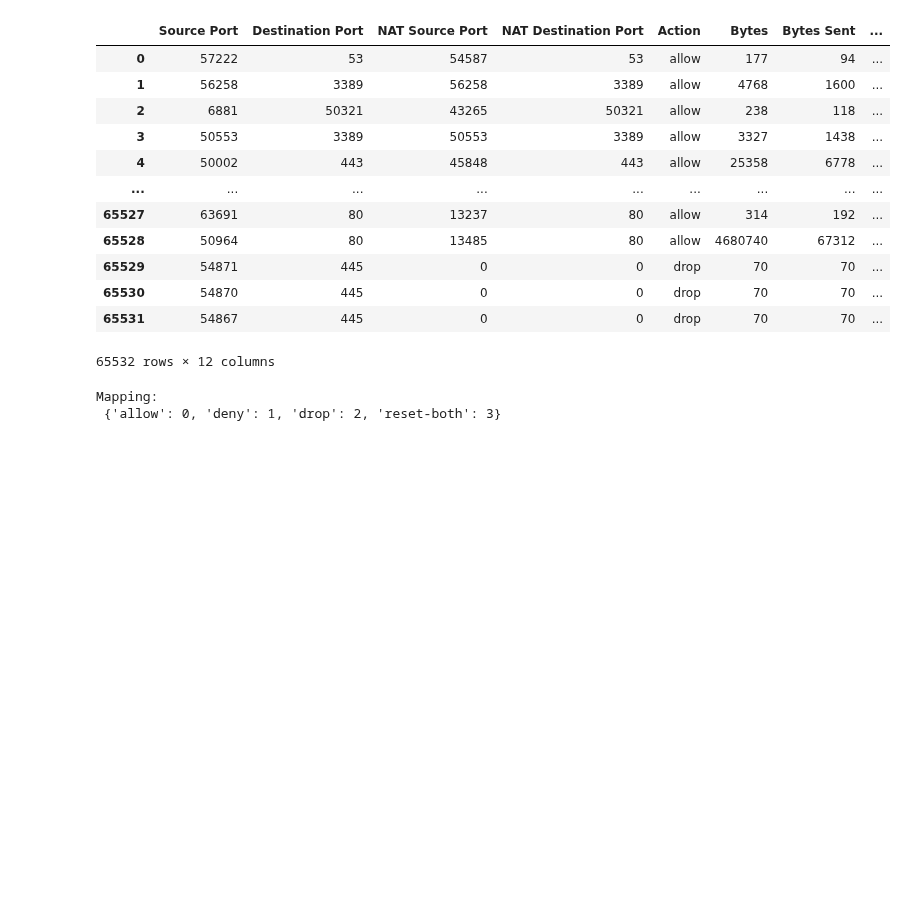
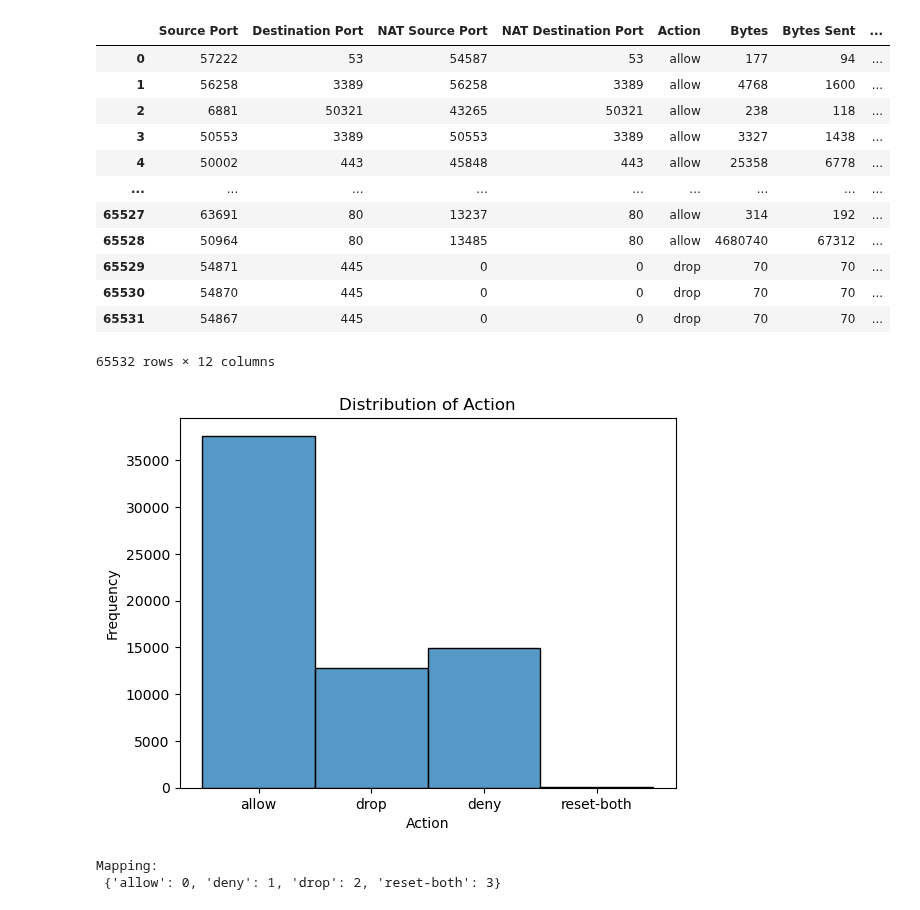
Before and after one commit to taddbackus/qtw, a Jupyter notebook: Case Study 5/CS5.ipynb, the cells around one changed output. Saved outputs shown, nothing was run; the diff lists cells and outputs as text; code cells hidden in the pictures; blank space fills up the shorter version.

```diff
--- a/Case Study 5/CS5.ipynb
+++ b/Case Study 5/CS5.ipynb
@@ -33,6 +35,14 @@ df
 | 65530 | 54870 | 445 | 0 | 0 | drop | 70 | 70 | ... |
 | 65531 | 54867 | 445 | 0 | 0 | drop | 70 | 70 | ... |
 65532 rows × 12 columns
+# %%
+sns.histplot(data = df, x = 'Action')
+plt.xlabel('Action')
+plt.ylabel('Frequency')
+plt.title('Distribution of Action')
+plt.show()
+# %% [output]
+[figure, added]
 # %%
 # https://scikit-learn.org/stable/modules/generated/sklearn.preprocessing.LabelEncoder.html
 
```
Also changed, not shown: parts of 14 cells of this notebook.
